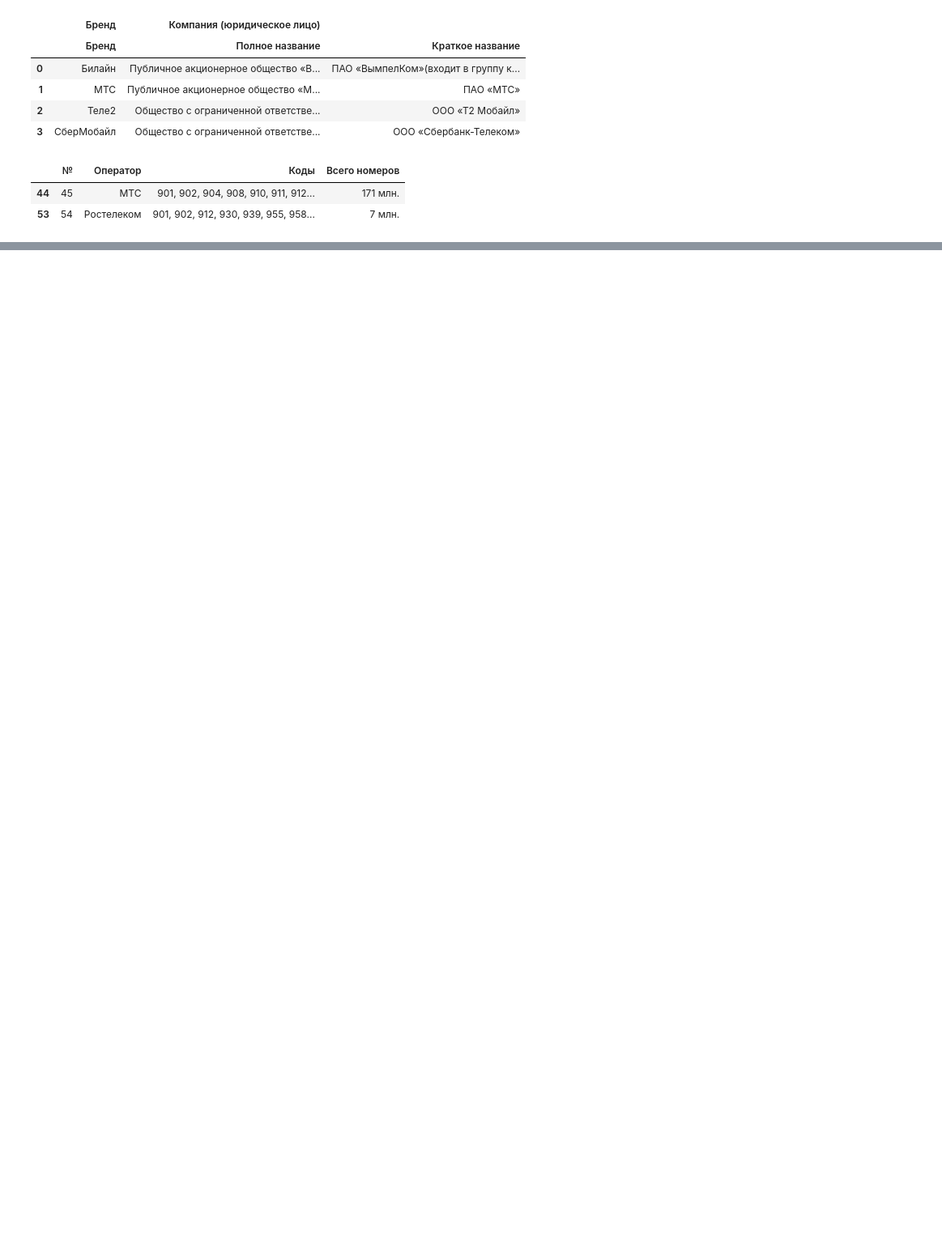
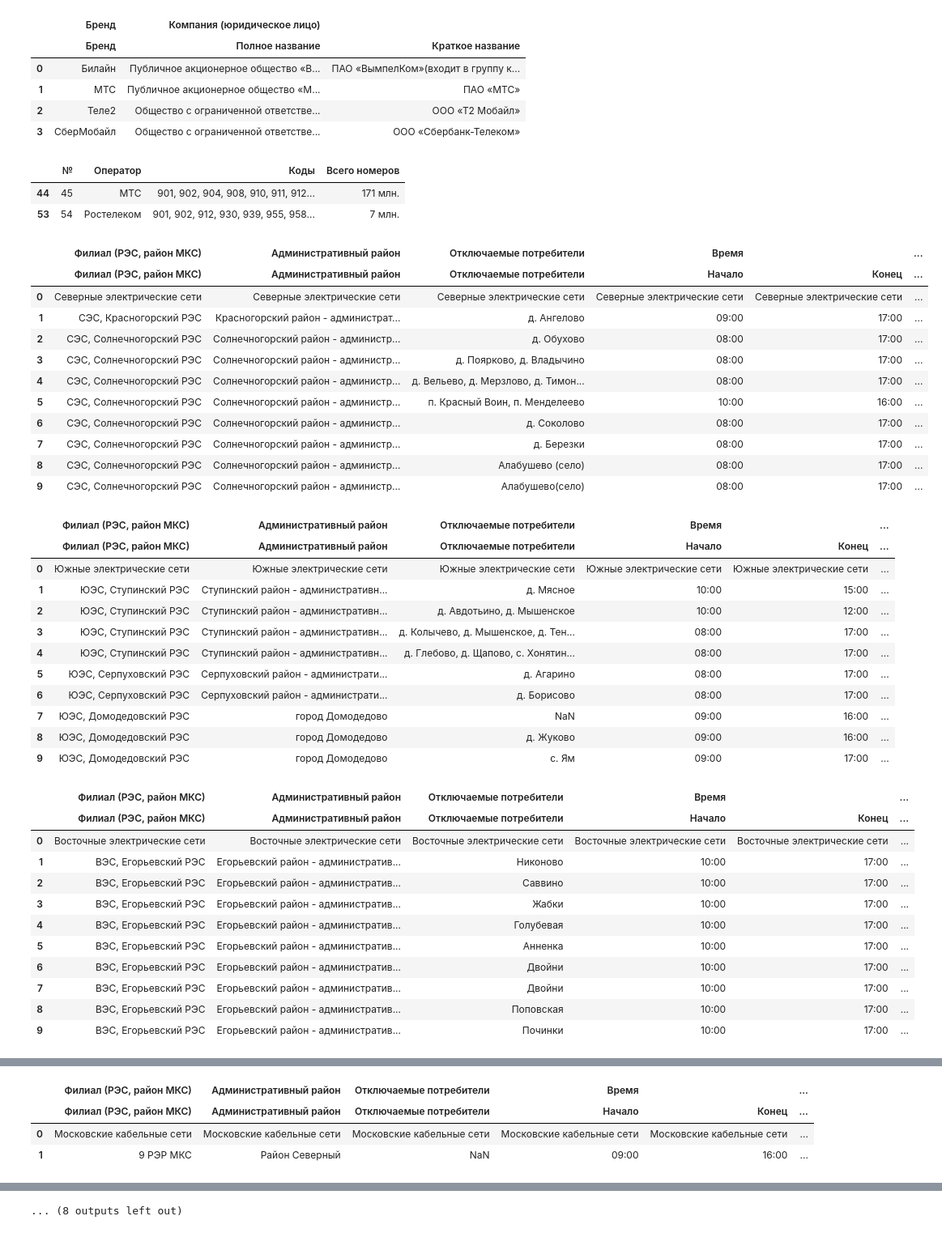
Before and after one commit to galinove/netology_pyda, a Jupyter notebook: homework_6_pyda-5.ipynb, the cells around one changed output, grey strips where cells are left out. Shown at 81% size. Cells and saved outputs as stored; diff of their text form; code cells hidden in the pictures; blank space fills up the shorter version.

```diff
--- a/homework_6_pyda-5.ipynb
+++ b/homework_6_pyda-5.ipynb
@@ -68,3 +68,45 @@ find_operator(data_codes, '912')
 |  | № | Оператор | Коды | Всего номеров |
 | 44 | 45 | МТС | 901, 902, 904, 908, 910, 911, 912... | 171 млн. |
 | 53 | 54 | Ростелеком | 901, 902, 912, 930, 939, 955, 958... | 7 млн. |
+# %%
+import pandas as pd
+data_html = pd.read_html('https://www.moesk.ru/client/disconnection/#tab-planovie-otkluchenia', encoding='utf-8', na_values=['#НД'])
+for i in range(len(data_html)):
+        display(data_html[i].head(10))
+# %% [output]
+|  | Филиал (РЭС, район МКС) | Административный район | Отключаемые потребители | Время |  | ... |
+|  | Филиал (РЭС, район МКС) | Административный район | Отключаемые потребители | Начало | Конец | ... |
+| 0 | Северные электрические сети | Северные электрические сети | Северные электрические сети | Северные электрические сети | Северные электрические сети | ... |
+| 1 | СЭС, Красногорский РЭС | Красногорский район - администрат... | д. Ангелово | 09:00 | 17:00 | ... |
+| 2 | СЭС, Солнечногорский РЭС | Солнечногорский район - администр... | д. Обухово | 08:00 | 17:00 | ... |
+| 3 | СЭС, Солнечногорский РЭС | Солнечногорский район - администр... | д. Поярково, д. Владычино | 08:00 | 17:00 | ... |
+| 4 | СЭС, Солнечногорский РЭС | Солнечногорский район - администр... | д. Вельево, д. Мерзлово, д. Тимон... | 08:00 | 17:00 | ... |
+| 5 | СЭС, Солнечногорский РЭС | Солнечногорский район - администр... | п. Красный Воин, п. Менделеево | 10:00 | 16:00 | ... |
+| 6 | СЭС, Солнечногорский РЭС | Солнечногорский район - администр... | д. Соколово | 08:00 | 17:00 | ... |
+| 7 | СЭС, Солнечногорский РЭС | Солнечногорский район - администр... | д. Березки | 08:00 | 17:00 | ... |
+| 8 | СЭС, Солнечногорский РЭС | Солнечногорский район - администр... | Алабушево (село) | 08:00 | 17:00 | ... |
+| 9 | СЭС, Солнечногорский РЭС | Солнечногорский район - администр... | Алабушево(село) | 08:00 | 17:00 | ... |
+|  | Филиал (РЭС, район МКС) | Административный район | Отключаемые потребители | Время |  | ... |
+|  | Филиал (РЭС, район МКС) | Административный район | Отключаемые потребители | Начало | Конец | ... |
+| 0 | Южные электрические сети | Южные электрические сети | Южные электрические сети | Южные электрические сети | Южные электрические сети | ... |
+| 1 | ЮЭС, Ступинский РЭС | Ступинский район - административн... | д. Мясное | 10:00 | 15:00 | ... |
+| 2 | ЮЭС, Ступинский РЭС | Ступинский район - административн... | д. Авдотьино, д. Мышенское | 10:00 | 12:00 | ... |
+| 3 | ЮЭС, Ступинский РЭС | Ступинский район - административн... | д. Колычево, д. Мышенское, д. Тен... | 08:00 | 17:00 | ... |
+| 4 | ЮЭС, Ступинский РЭС | Ступинский район - административн... | д. Глебово, д. Щапово, с. Хонятин... | 08:00 | 17:00 | ... |
+| 5 | ЮЭС, Серпуховский РЭС | Серпуховский район - администрати... | д. Агарино | 08:00 | 17:00 | ... |
+| 6 | ЮЭС, Серпуховский РЭС | Серпуховский район - администрати... | д. Борисово | 08:00 | 17:00 | ... |
+| 7 | ЮЭС, Домодедовский РЭС | город Домодедово | NaN | 09:00 | 16:00 | ... |
+| 8 | ЮЭС, Домодедовский РЭС | город Домодедово | д. Жуково | 09:00 | 16:00 | ... |
+| 9 | ЮЭС, Домодедовский РЭС | город Домодедово | с. Ям | 09:00 | 17:00 | ... |
+|  | Филиал (РЭС, район МКС) | Административный район | Отключаемые потребители | Время |  | ... |
+|  | Филиал (РЭС, район МКС) | Административный район | Отключаемые потребители | Начало | Конец | ... |
+| 0 | Восточные электрические сети | Восточные электрические сети | Восточные электрические сети | Восточные электрические сети | Восточные электрические сети | ... |
+| 1 | ВЭС, Егорьевский РЭС | Егорьевский район - административ... | Никоново | 10:00 | 17:00 | ... |
+| 2 | ВЭС, Егорьевский РЭС | Егорьевский район - административ... | Саввино | 10:00 | 17:00 | ... |
+| 3 | ВЭС, Егорьевский РЭС | Егорьевский район - административ... | Жабки | 10:00 | 17:00 | ... |
+| 4 | ВЭС, Егорьевский РЭС | Егорьевский район - административ... | Голубевая | 10:00 | 17:00 | ... |
+| 5 | ВЭС, Егорьевский РЭС | Егорьевский район - административ... | Анненка | 10:00 | 17:00 | ... |
+| 6 | ВЭС, Егорьевский РЭС | Егорьевский район - административ... | Двойни | 10:00 | 17:00 | ... |
+| 7 | ВЭС, Егорьевский РЭС | Егорьевский район - административ... | Двойни | 10:00 | 17:00 | ... |
+| 8 | ВЭС, Егорьевский РЭС | Егорьевский район - административ... | Поповская | 10:00 | 17:00 | ... |
+| 9 | ВЭС, Егорьевский РЭС | Егорьевский район - административ... | Починки | 10:00 | 17:00 | ... |
@@ -70,0 +134,4 @@ find_operator(data_codes, '912')
+|  | Филиал (РЭС, район МКС) | Административный район | Отключаемые потребители | Время |  | ... |
+|  | Филиал (РЭС, район МКС) | Административный район | Отключаемые потребители | Начало | Конец | ... |
+| 0 | Московские кабельные сети | Московские кабельные сети | Московские кабельные сети | Московские кабельные сети | Московские кабельные сети | ... |
+| 1 | 9 РЭР МКС | Район Северный | NaN | 09:00 | 16:00 | ... |
@@ -70,0 +169 @@ find_operator(data_codes, '912')
+... (8 outputs left out)
```
Also changed, not shown: parts of 1 cell of this notebook, 1 other file.
